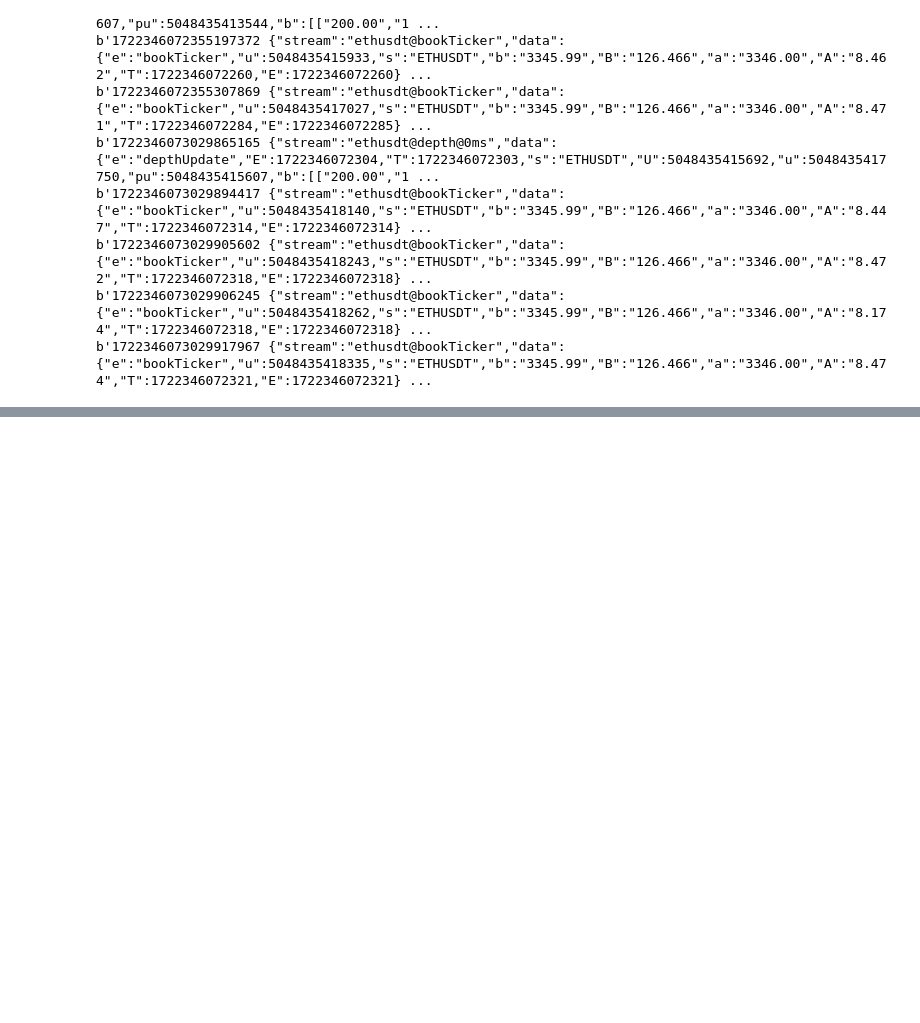
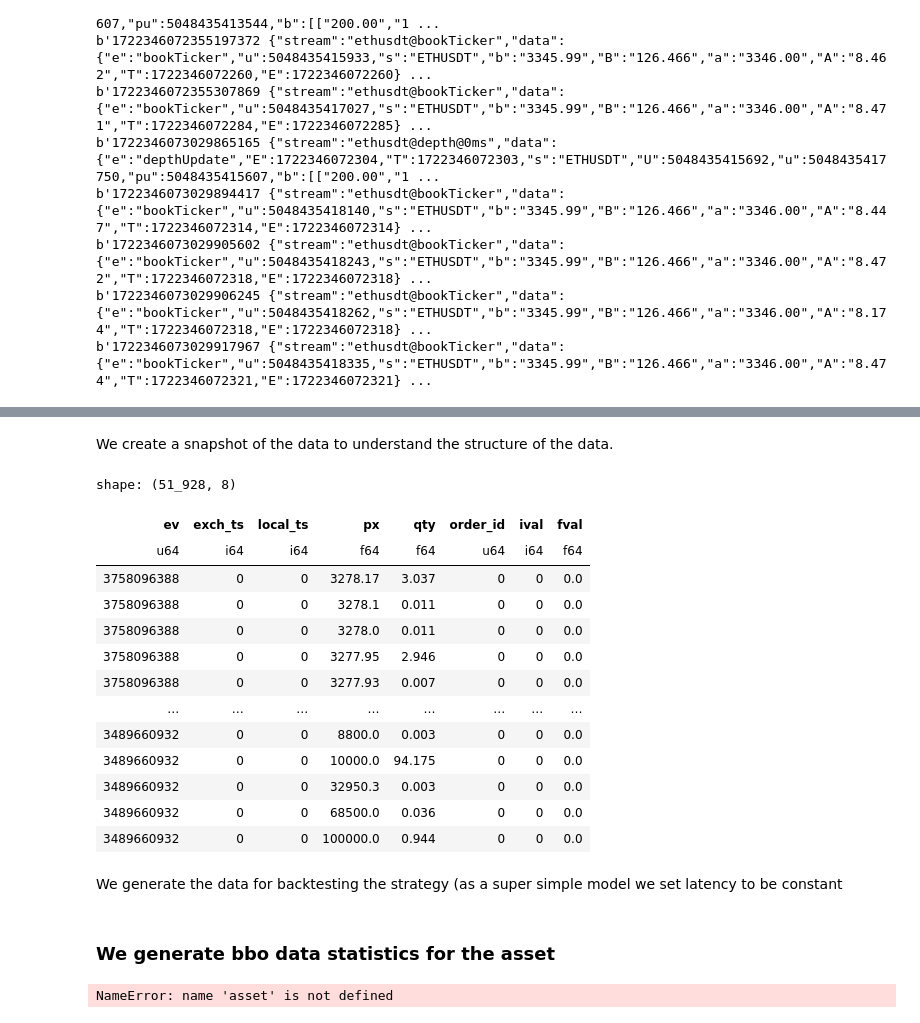
Before and after one commit to juanobligado/hft-backtest, a Jupyter notebook: python/exercise.ipynb, the cells around one changed output, grey strips where cells are left out. Drawn from its saved outputs; the diff is of its cells as text; code cells hidden in the pictures; blank space fills up the shorter version.

```diff
--- a/python/exercise.ipynb
+++ b/python/exercise.ipynb
@@ -45,0 +82,29 @@ b'1722346073029917967 {"stream":"ethusdt@bookTicker","data":{"e":"bookTicker","u
+# %% [markdown]
+We create a snapshot of the data to understand the structure of the data.
+# %%
+from hftbacktest.data.utils.snapshot import create_last_snapshot
+snapshot_data = create_last_snapshot(
+    ['../data/usdm/ethusdt_20240730.npz'],
+    tick_size=0.001,
+    lot_size=0.001,
+    output_snapshot_filename='../data/usdm/ethusdt_20240730_eod_snapshot.npz'
+)
+pl.DataFrame(snapshot_data)
+# %% [output]
+shape: (51_928, 8)
+| ev | exch_ts | local_ts | px | qty | order_id | ival | fval |
+| u64 | i64 | i64 | f64 | f64 | u64 | i64 | f64 |
+| 3758096388 | 0 | 0 | 3278.17 | 3.037 | 0 | 0 | 0.0 |
+| 3758096388 | 0 | 0 | 3278.1 | 0.011 | 0 | 0 | 0.0 |
+| 3758096388 | 0 | 0 | 3278.0 | 0.011 | 0 | 0 | 0.0 |
+| 3758096388 | 0 | 0 | 3277.95 | 2.946 | 0 | 0 | 0.0 |
+| 3758096388 | 0 | 0 | 3277.93 | 0.007 | 0 | 0 | 0.0 |
+| … | … | … | … | … | … | … | … |
+| 3489660932 | 0 | 0 | 8800.0 | 0.003 | 0 | 0 | 0.0 |
+| 3489660932 | 0 | 0 | 10000.0 | 94.175 | 0 | 0 | 0.0 |
+| 3489660932 | 0 | 0 | 32950.3 | 0.003 | 0 | 0 | 0.0 |
+| 3489660932 | 0 | 0 | 68500.0 | 0.036 | 0 | 0 | 0.0 |
+| 3489660932 | 0 | 0 | 100000.0 | 0.944 | 0 | 0 | 0.0 |
+# %% [markdown]
+
+We generate the data for backtesting the strategy (as a super simple model we set latency to be constant
@@ -45,0 +132,50 @@ b'1722346073029917967 {"stream":"ethusdt@bookTicker","data":{"e":"bookTicker","u
+# %% [markdown]
+### We generate bbo data statistics for the asset
+# %%
+from numba import njit
+from hftbacktest import HashMapMarketDepthBacktest
+import numpy as np
+import polars as pl
+import pandas as pd
+
+@njit
+def plot_bbo(hbt, local_timestamp, best_bid, best_ask, best_bid_vol, best_ask_vol, spreads):
+    while hbt.elapse(1 * 1e9) == 0:
+        # Records data points
+        local_timestamp.append(hbt.current_timestamp)
+        depth = hbt.depth(0)
+        spreads.append(100 * (depth.best_ask - depth.best_bid) / depth.best_bid)
+        best_ask_vol.append( depth.best_ask_tick*depth.ask_qty_at_tick(depth.best_ask_tick))
+        best_bid_vol.append(depth.best_bid_tick*depth.bid_qty_at_tick(depth.best_bid_tick))
+        best_bid.append(depth.best_bid)
+        best_ask.append(depth.best_ask)
+    return True
+
+hbt = HashMapMarketDepthBacktest([asset])
+
+from numba.typed import List
+from numba import int64, float64
+import matplotlib.pyplot as plt
+
+local_timestamp = List.empty_list(int64, allocated=10000)
+best_bid = List.empty_list(float64, allocated=10000)
+best_ask = List.empty_list(float64, allocated=10000)
+best_ask_vol = List.empty_list(float64, allocated=10000)
+best_bid_vol = List.empty_list(float64, allocated=10000)
+spreads = List.empty_list(float64, allocated=10000)
+plot_bbo(hbt, local_timestamp, best_bid, best_ask, best_bid_vol, best_ask_vol, spreads)
+
+hbt.close()
+
+df = pl.DataFrame(
+    {'timestamp': local_timestamp,
+     'best_bid': best_bid,
+     'best_ask': best_ask,
+     'best_bid_vol': best_bid_vol,
+     'best_ask_vol': best_ask_vol,
+     'spreads': spreads})
+df = df.with_columns(
+    pl.from_epoch('timestamp', time_unit='ns')
+)
+# %% [output]
+NameError: name 'asset' is not defined
```
Also changed, not shown: parts of 9 cells of this notebook, 6 other files.
